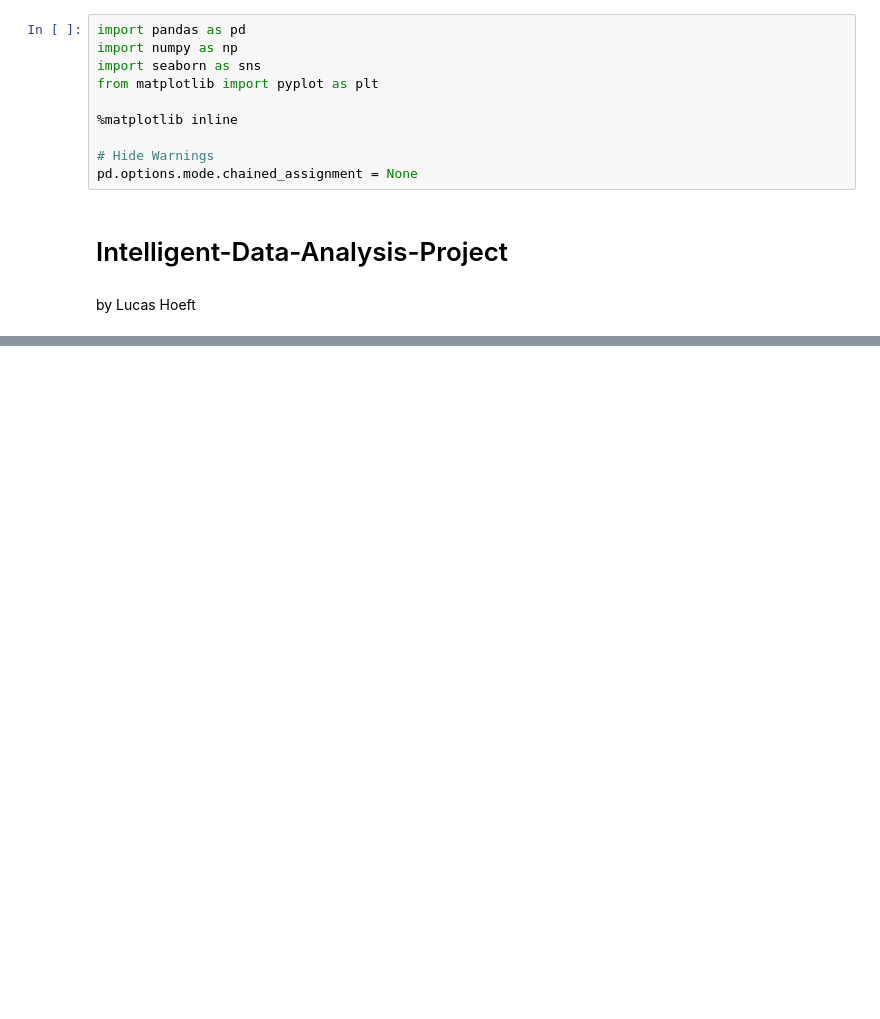
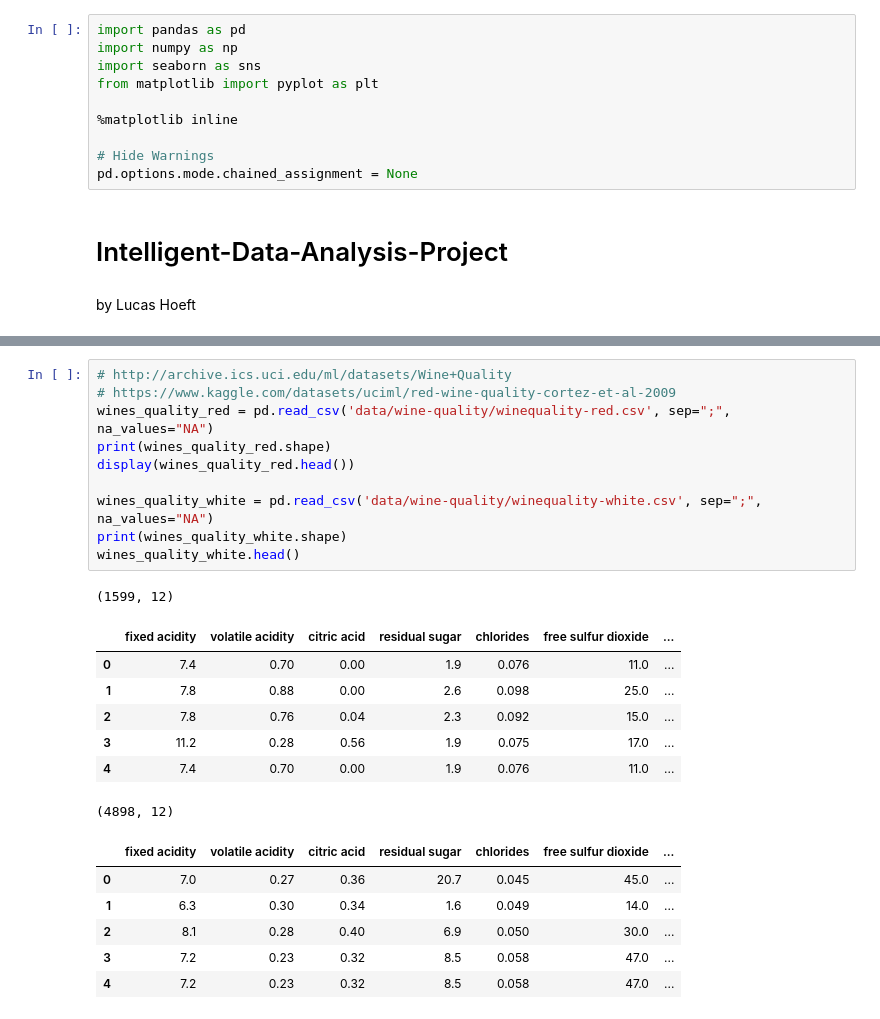
Before and after one commit to lucashoeft/Intelligent-Data-Analysis-2-Project, a Jupyter notebook: Intelligent-Data-Analysis-2-Project.ipynb, the cells around one changed output, grey strips where cells are left out. Saved outputs shown, nothing was run; the diff lists cells and outputs as text; blank space fills up the shorter version.

```diff
--- a/Intelligent-Data-Analysis-2-Project.ipynb
+++ b/Intelligent-Data-Analysis-2-Project.ipynb
@@ -43,0 +42,25 @@ wines_quality
+# %%
+# http://archive.ics.uci.edu/ml/datasets/Wine+Quality
+# https://www.kaggle.com/datasets/uciml/red-wine-quality-cortez-et-al-2009
+wines_quality_red = pd.read_csv('data/wine-quality/winequality-red.csv', sep=";", na_values="NA")
+print(wines_quality_red.shape)
+display(wines_quality_red.head())
+
+wines_quality_white = pd.read_csv('data/wine-quality/winequality-white.csv', sep=";", na_values="NA")
+print(wines_quality_white.shape)
+wines_quality_white.head()
+# %% [output]
+(1599, 12)
+|  | fixed acidity | volatile acidity | citric acid | residual sugar | chlorides | free sulfur dioxide | ... |
+| 0 | 7.4 | 0.70 | 0.00 | 1.9 | 0.076 | 11.0 | ... |
+| 1 | 7.8 | 0.88 | 0.00 | 2.6 | 0.098 | 25.0 | ... |
+| 2 | 7.8 | 0.76 | 0.04 | 2.3 | 0.092 | 15.0 | ... |
+| 3 | 11.2 | 0.28 | 0.56 | 1.9 | 0.075 | 17.0 | ... |
+| 4 | 7.4 | 0.70 | 0.00 | 1.9 | 0.076 | 11.0 | ... |
+(4898, 12)
+|  | fixed acidity | volatile acidity | citric acid | residual sugar | chlorides | free sulfur dioxide | ... |
+| 0 | 7.0 | 0.27 | 0.36 | 20.7 | 0.045 | 45.0 | ... |
+| 1 | 6.3 | 0.30 | 0.34 | 1.6 | 0.049 | 14.0 | ... |
+| 2 | 8.1 | 0.28 | 0.40 | 6.9 | 0.050 | 30.0 | ... |
+| 3 | 7.2 | 0.23 | 0.32 | 8.5 | 0.058 | 47.0 | ... |
+| 4 | 7.2 | 0.23 | 0.32 | 8.5 | 0.058 | 47.0 | ... |
```
Also changed, not shown: parts of 5 cells of this notebook, 1 other file.
